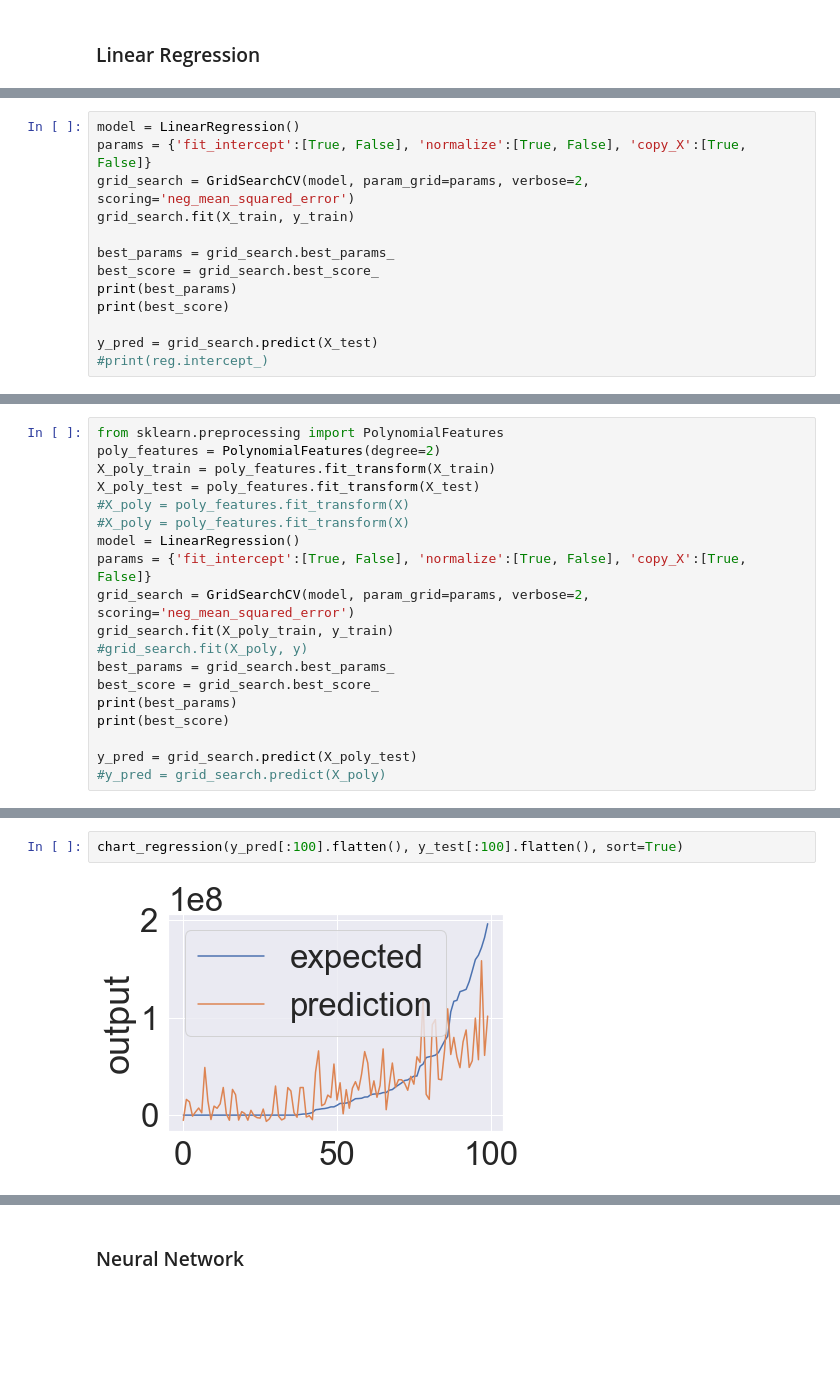
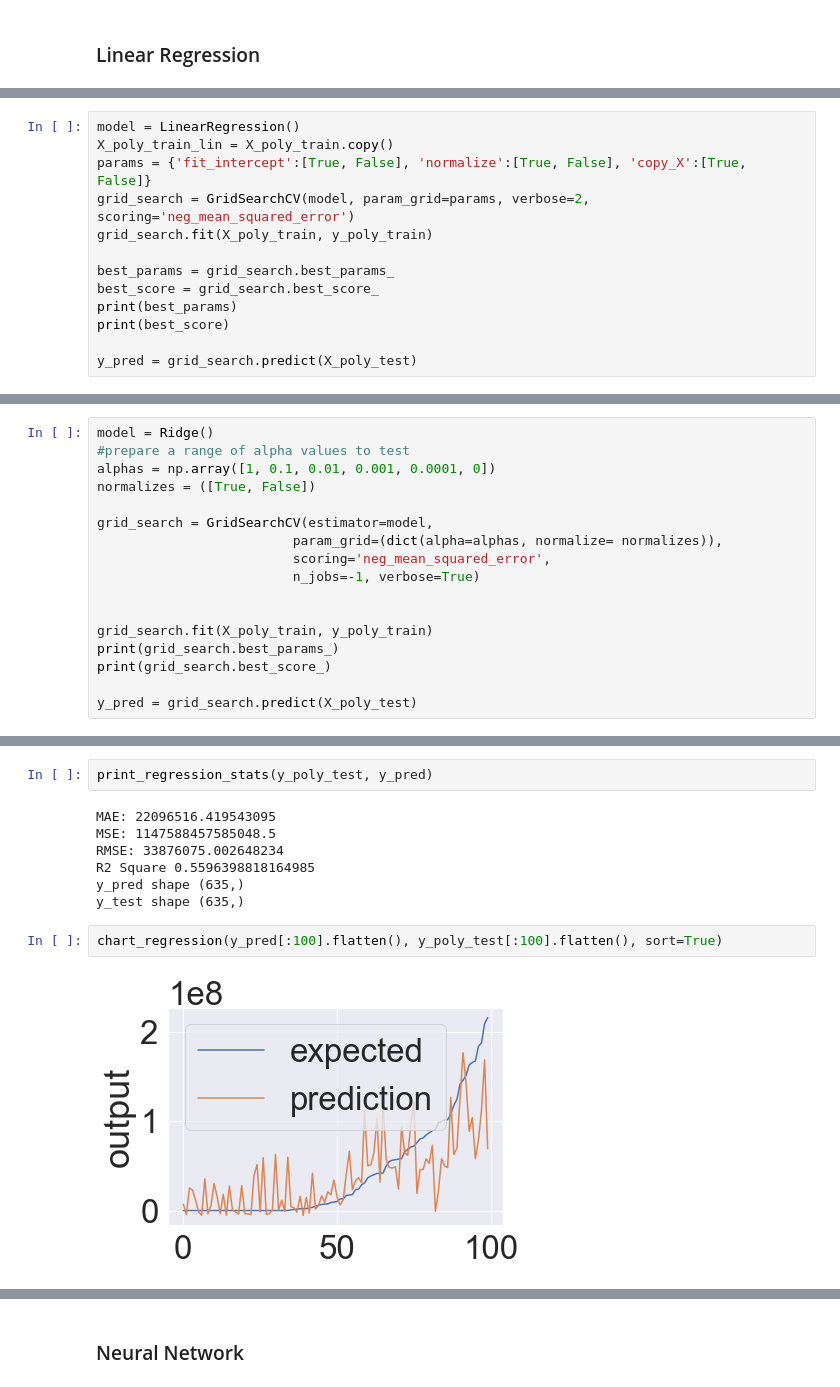
Before and after one commit to caotic300/TMDB-Dataset-Prediction-Analysis, a Jupyter notebook: TMDB Datasets Predictions.ipynb, the cells around one changed output, grey strips where cells are left out. Cells and saved outputs as stored; diff of their text form; blank space fills up the shorter version.

Commit message:
Adding new regressions, adding regressions for vote-average.

```diff
--- a/TMDB Datasets Predictions.ipynb
+++ b/TMDB Datasets Predictions.ipynb
@@ -434,16 +603,16 @@ Choosing Linear regression model
 # %%
 model = LinearRegression()
+X_poly_train_lin = X_poly_train.copy()
 params = {'fit_intercept':[True, False], 'normalize':[True, False], 'copy_X':[True, False]}
 grid_search = GridSearchCV(model, param_grid=params, verbose=2, scoring='neg_mean_squared_error')
-grid_search.fit(X_train, y_train)
+grid_search.fit(X_poly_train, y_poly_train)
 
 best_params = grid_search.best_params_
 best_score = grid_search.best_score_
 print(best_params)
 print(best_score)
 
-y_pred = grid_search.predict(X_test)
-#print(reg.intercept_)
+y_pred = grid_search.predict(X_poly_test)
 # %% [output]
 Fitting 5 folds for each of 8 candidates, totalling 40 fits
 [CV] copy_X=True, fit_intercept=True, normalize=True .................
@@ -509,19 +636,0 @@ chart_regression(y_pred[:100].flatten(), y_test[:100].flatten(), sort=True)
-# %%
-from sklearn.preprocessing import PolynomialFeatures
-poly_features = PolynomialFeatures(degree=2)
-X_poly_train = poly_features.fit_transform(X_train)
-X_poly_test = poly_features.fit_transform(X_test)
-#X_poly = poly_features.fit_transform(X)
-#X_poly = poly_features.fit_transform(X)
-model = LinearRegression()
-params = {'fit_intercept':[True, False], 'normalize':[True, False], 'copy_X':[True, False]}
-grid_search = GridSearchCV(model, param_grid=params, verbose=2, scoring='neg_mean_squared_error')
-grid_search.fit(X_poly_train, y_train)
-#grid_search.fit(X_poly, y)
-best_params = grid_search.best_params_
-best_score = grid_search.best_score_
-print(best_params)
-print(best_score)
-
-y_pred = grid_search.predict(X_poly_test)
-#y_pred = grid_search.predict(X_poly)
@@ -568,0 +652,17 @@ R2 Square 0.5457818783583677
+# %%
+model = Ridge()
+#prepare a range of alpha values to test
+alphas = np.array([1, 0.1, 0.01, 0.001, 0.0001, 0])
+normalizes = ([True, False])
+
+grid_search = GridSearchCV(estimator=model,
+                         param_grid=(dict(alpha=alphas, normalize= normalizes)),
+                         scoring='neg_mean_squared_error',
+                         n_jobs=-1, verbose=True)
+
+
+grid_search.fit(X_poly_train, y_poly_train)
+print(grid_search.best_params_)
+print(grid_search.best_score_)
+
+y_pred = grid_search.predict(X_poly_test)
@@ -569,4 +675,13 @@ R2 Square 0.5457818783583677
+# %%
+print_regression_stats(y_poly_test, y_pred)
+# %% [output]
+MAE: 22096516.419543095
+MSE: 1147588457585048.5
+RMSE: 33876075.002648234
+R2 Square 0.5596398818164985
+y_pred shape (635,)
+y_test shape (635,)
 # %%
-chart_regression(y_pred[:100].flatten(), y_test[:100].flatten(), sort=True)
+chart_regression(y_pred[:100].flatten(), y_poly_test[:100].flatten(), sort=True)
 # %% [output]
-[figure, old version]
+[figure, new version]
```
Also changed, not shown: parts of 38 cells of this notebook, 1 other file.
